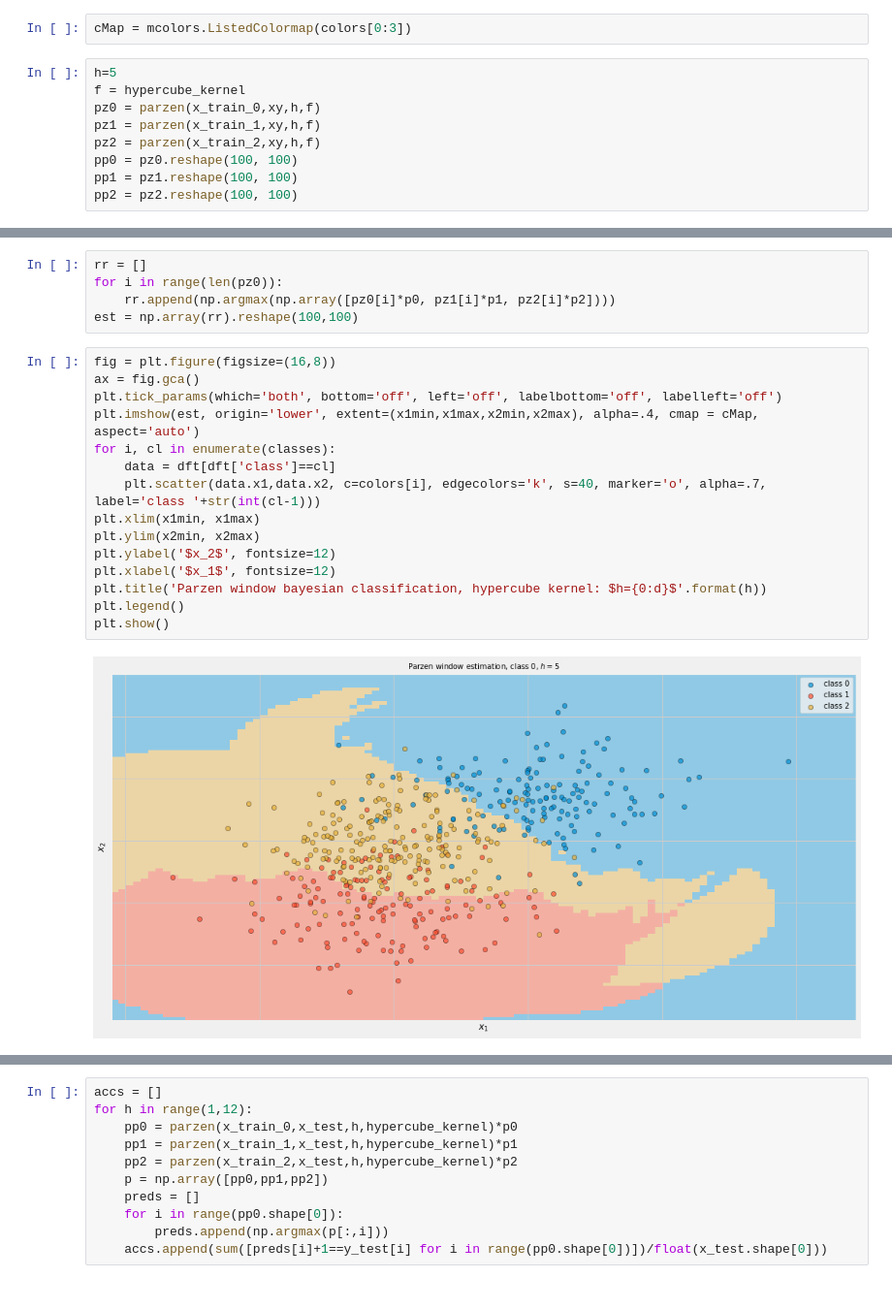
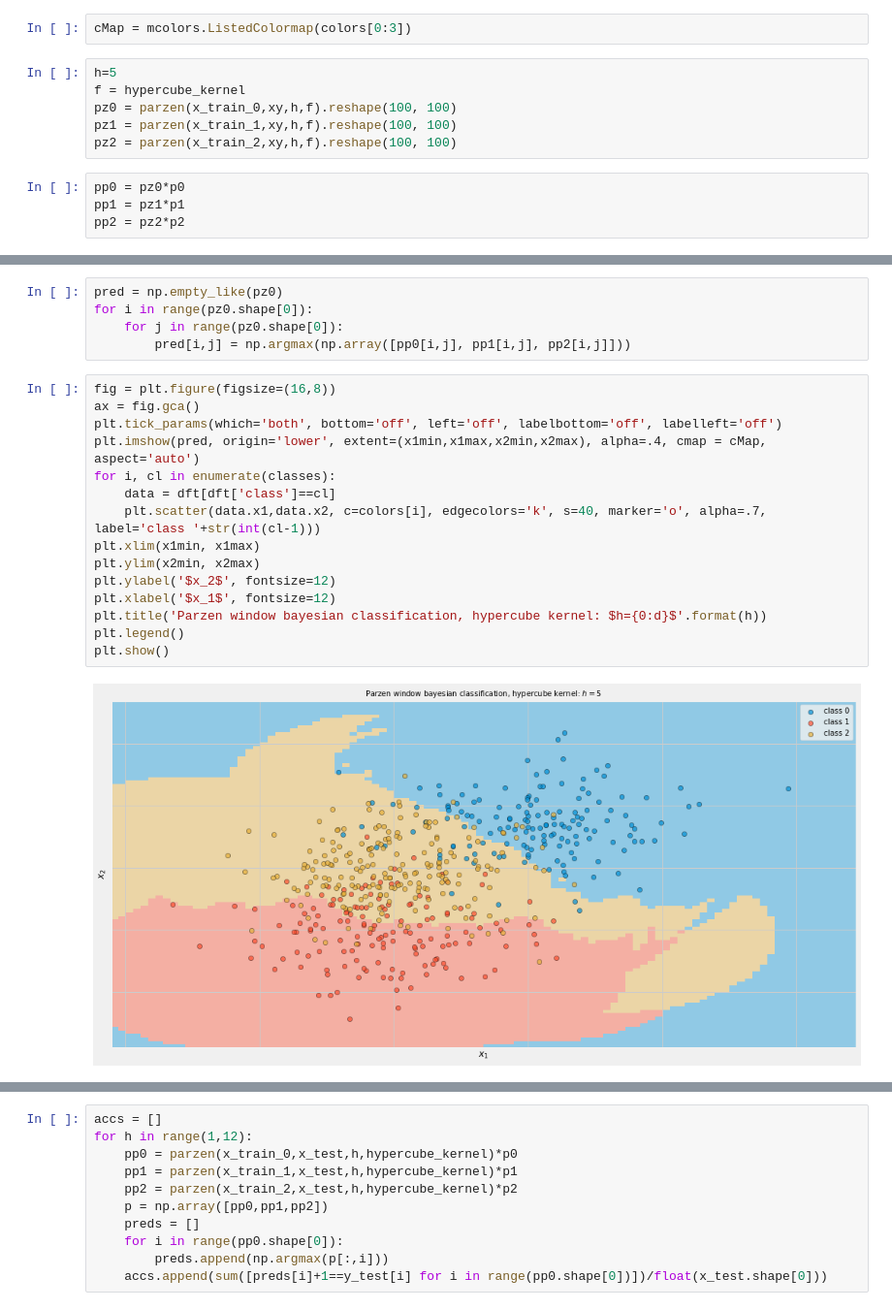
Before and after one commit to tvml/ml1819, a Jupyter notebook: codici/parzen.ipynb, the cells around one changed output, grey strips where cells are left out. Shown at 97% size. Saved outputs shown, nothing was run; the diff lists cells and outputs as text.

```diff
--- a/codici/parzen.ipynb
+++ b/codici/parzen.ipynb
@@ -144,12 +144,13 @@ cMap = mcolors.ListedColormap(colors[0:3])
 # %%
 h=5
 f = hypercube_kernel
-pz0 = parzen(x_train_0,xy,h,f)
-pz1 = parzen(x_train_1,xy,h,f)
-pz2 = parzen(x_train_2,xy,h,f)
-pp0 = pz0.reshape(100, 100)
-pp1 = pz1.reshape(100, 100)
-pp2 = pz2.reshape(100, 100)
+pz0 = parzen(x_train_0,xy,h,f).reshape(100, 100)
+pz1 = parzen(x_train_1,xy,h,f).reshape(100, 100)
+pz2 = parzen(x_train_2,xy,h,f).reshape(100, 100)
+# %%
+pp0 = pz0*p0
+pp1 = pz1*p1
+pp2 = pz2*p2
 # %%
 fig = plt.figure(figsize=(16,8))
 ax = fig.gca()
@@ -201,25 +202,25 @@ plt.legend()
 plt.show()
 # %% [output]
 [figure]
-# %%
-rr = []
-for i in range(len(pz0)):
-    rr.append(np.argmax(np.array([pz0[i]*p0, pz1[i]*p1, pz2[i]*p2])))
-est = np.array(rr).reshape(100,100)
+# %%
+pred = np.empty_like(pz0)
+for i in range(pz0.shape[0]):
+    for j in range(pz0.shape[0]):
+        pred[i,j] = np.argmax(np.array([pp0[i,j], pp1[i,j], pp2[i,j]]))
 # %%
 fig = plt.figure(figsize=(16,8))
 ax = fig.gca()
 plt.tick_params(which='both', bottom='off', left='off', labelbottom='off', labelleft='off')
-plt.imshow(est, origin='lower', extent=(x1min,x1max,x2min,x2max), alpha=.4, cmap = cMap, aspect='auto')
+plt.imshow(pred, origin='lower', extent=(x1min,x1max,x2min,x2max), alpha=.4, cmap = cMap, aspect='auto')
 for i, cl in enumerate(classes):
     data = dft[dft['class']==cl]
     plt.scatter(data.x1,data.x2, c=colors[i], edgecolors='k', s=40, marker='o', alpha=.7, label='class '+str(int(cl-1)))
 plt.xlim(x1min, x1max)
 plt.ylim(x2min, x2max)
 plt.ylabel('$x_2$', fontsize=12)
 plt.xlabel('$x_1$', fontsize=12)
 plt.title('Parzen window bayesian classification, hypercube kernel: $h={0:d}$'.format(h))
 plt.legend()
 plt.show()
 # %% [output]
-[figure, old version]
+[figure, new version]
```
Also changed, not shown: parts of 14 cells of this notebook, 8 other files.
